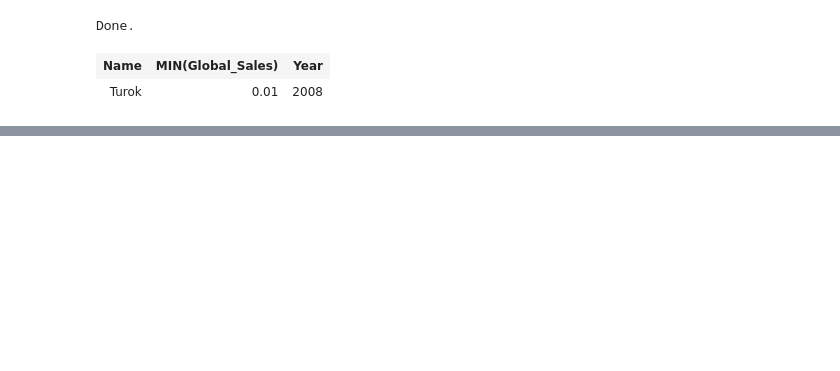
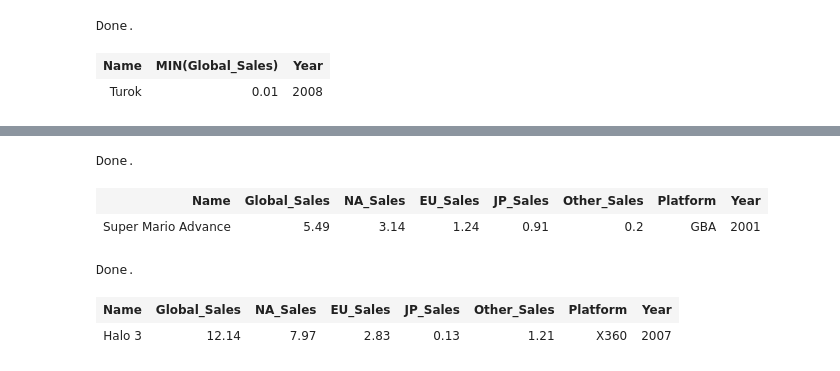
Before and after one commit to fairfield-university-is510-fall2017/final-project-the-demogorgons, a Jupyter notebook: Analysis Final.ipynb, the cells around one changed output, grey strips where cells are left out. Drawn from its saved outputs; the diff is of its cells as text; code cells hidden in the pictures; blank space fills up the shorter version.

```diff
--- a/Analysis Final.ipynb
+++ b/Analysis Final.ipynb
@@ -133,0 +155,18 @@ Done.
+# %%
+%%sql
+SELECT Name, Global_Sales, NA_Sales, EU_Sales, JP_Sales, Other_Sales, Platform, Year
+FROM VideoGameTable
+WHERE Name = "Super Mario Advance"
+# %% [output]
+Done.
+| Name | Global_Sales | NA_Sales | EU_Sales | JP_Sales | Other_Sales | Platform | Year |
+| Super Mario Advance | 5.49 | 3.14 | 1.24 | 0.91 | 0.2 | GBA | 2001 |
+# %%
+%%sql
+SELECT Name, Global_Sales, NA_Sales, EU_Sales, JP_Sales, Other_Sales, Platform, Year
+FROM VideoGameTable
+WHERE Name = "Halo 3"
+# %% [output]
+Done.
+| Name | Global_Sales | NA_Sales | EU_Sales | JP_Sales | Other_Sales | Platform | Year |
+| Halo 3 | 12.14 | 7.97 | 2.83 | 0.13 | 1.21 | X360 | 2007 |
```
Also changed, not shown: parts of 5 cells of this notebook.
